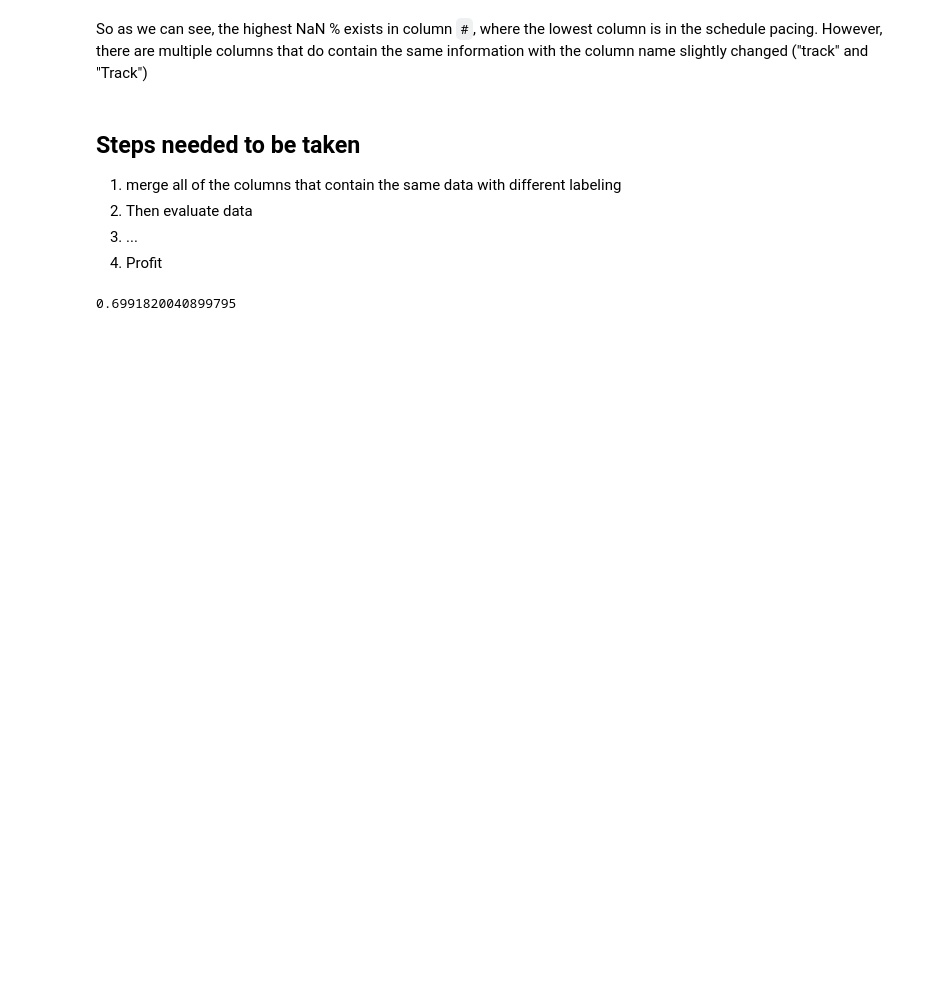
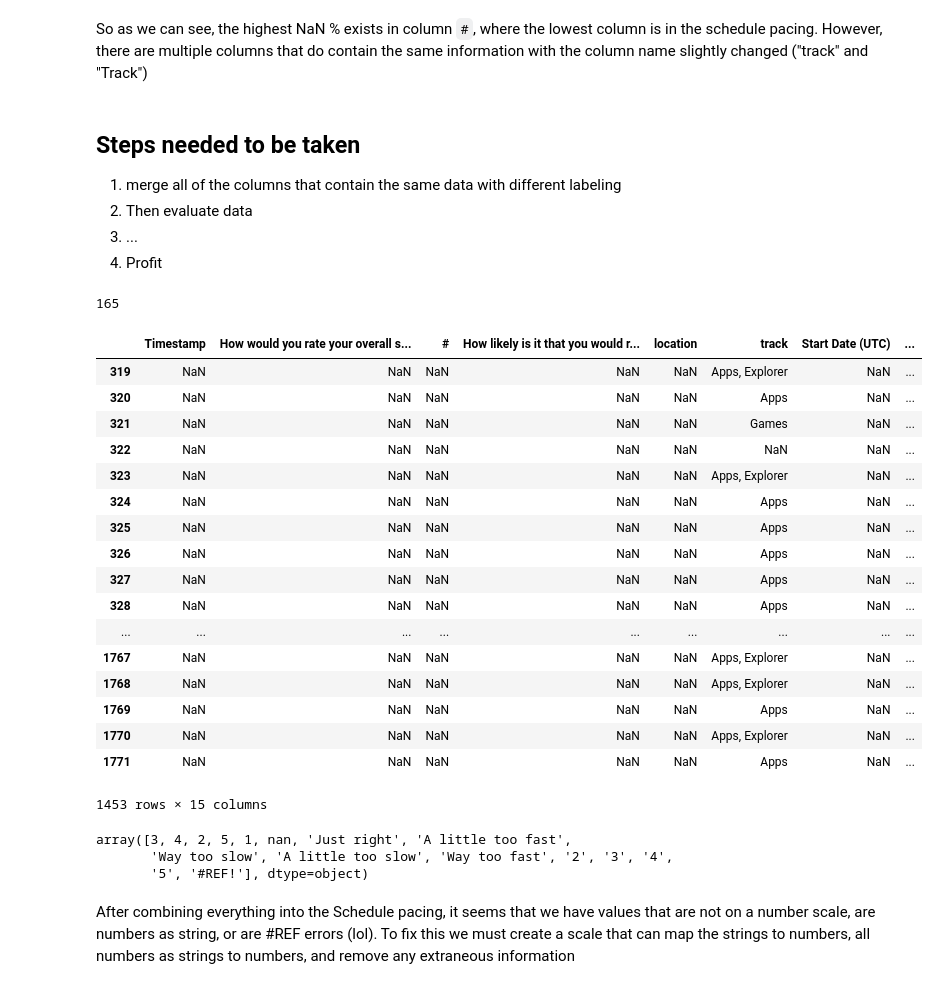
Before and after one commit to C3NZ/SANPS, a Jupyter notebook: Make School NPS.ipynb, the cells around one changed output. Cells and saved outputs as stored; diff of their text form; code cells hidden in the pictures; blank space fills up the shorter version.

Commit message:
[feat] start merging and cleaning data

```diff
--- a/Make School NPS.ipynb
+++ b/Make School NPS.ipynb
@@ -136,4 +152,44 @@ tracks, Tracks = pd.DataFrame(df['track']), pd.DataFrame(df['Track'])
-# %%
-(df.track.isnull().sum() + df.Track.isnull().sum()) / (len(df.track) + len(df.Track))
-# %% [output]
-0.6991820040899795
+# %%
+# We merge the columns filling in any nans with values in Track
+df['track'] = df['track'].fillna(df['Track'])
+df.drop(columns=['Track'], inplace=True)
+# %%
+df['track'] = df['track'].fillna(df['What track are you in?'])
+df.drop(columns=['What track are you in?'], inplace=True)
+# %%
+df['track'].isnull().sum()
+# %% [output]
+165
+# %%
+df['Schedule Pacing'] = df['Schedule Pacing'].fillna(df['How well are the tutorials paced?'])
+df['Schedule Pacing'] = df['Schedule Pacing'].fillna(df['How well is the schedule paced?'])
+df.drop(columns=['How well are the tutorials paced?', 'How well is the schedule paced?'], inplace=True)
+# %%
+df[df['Rating (Num)'].notnull()]
+# %% [output]
+|  | Timestamp | How would you rate your overall s... | # | How likely is it that you would r... | location | track | Start Date (UTC) | ... |
+| 319 | NaN | NaN | NaN | NaN | NaN | Apps, Explorer | NaN | ... |
+| 320 | NaN | NaN | NaN | NaN | NaN | Apps | NaN | ... |
+| 321 | NaN | NaN | NaN | NaN | NaN | Games | NaN | ... |
+| 322 | NaN | NaN | NaN | NaN | NaN | NaN | NaN | ... |
+| 323 | NaN | NaN | NaN | NaN | NaN | Apps, Explorer | NaN | ... |
+| 324 | NaN | NaN | NaN | NaN | NaN | Apps | NaN | ... |
+| 325 | NaN | NaN | NaN | NaN | NaN | Apps | NaN | ... |
+| 326 | NaN | NaN | NaN | NaN | NaN | Apps | NaN | ... |
+| 327 | NaN | NaN | NaN | NaN | NaN | Apps | NaN | ... |
+| 328 | NaN | NaN | NaN | NaN | NaN | Apps | NaN | ... |
+| ... | ... | ... | ... | ... | ... | ... | ... | ... |
+| 1767 | NaN | NaN | NaN | NaN | NaN | Apps, Explorer | NaN | ... |
+| 1768 | NaN | NaN | NaN | NaN | NaN | Apps, Explorer | NaN | ... |
+| 1769 | NaN | NaN | NaN | NaN | NaN | Apps | NaN | ... |
+| 1770 | NaN | NaN | NaN | NaN | NaN | Apps, Explorer | NaN | ... |
+| 1771 | NaN | NaN | NaN | NaN | NaN | Apps | NaN | ... |
+1453 rows × 15 columns
+# %%
+df['Schedule Pacing'].unique()
+# %% [output]
+array([3, 4, 2, 5, 1, nan, 'Just right', 'A little too fast',
+       'Way too slow', 'A little too slow', 'Way too fast', '2', '3', '4',
+       '5', '#REF!'], dtype=object)
+# %% [markdown]
+After combining everything into the Schedule pacing, it seems that we have values that are not on a number scale, are numbers as string, or are #REF errors (lol). To fix this we must create a scale that can map the strings to numbers, all numbers as strings to numbers, and remove any extraneous information
```
Also changed, not shown: parts of 3 cells of this notebook.
